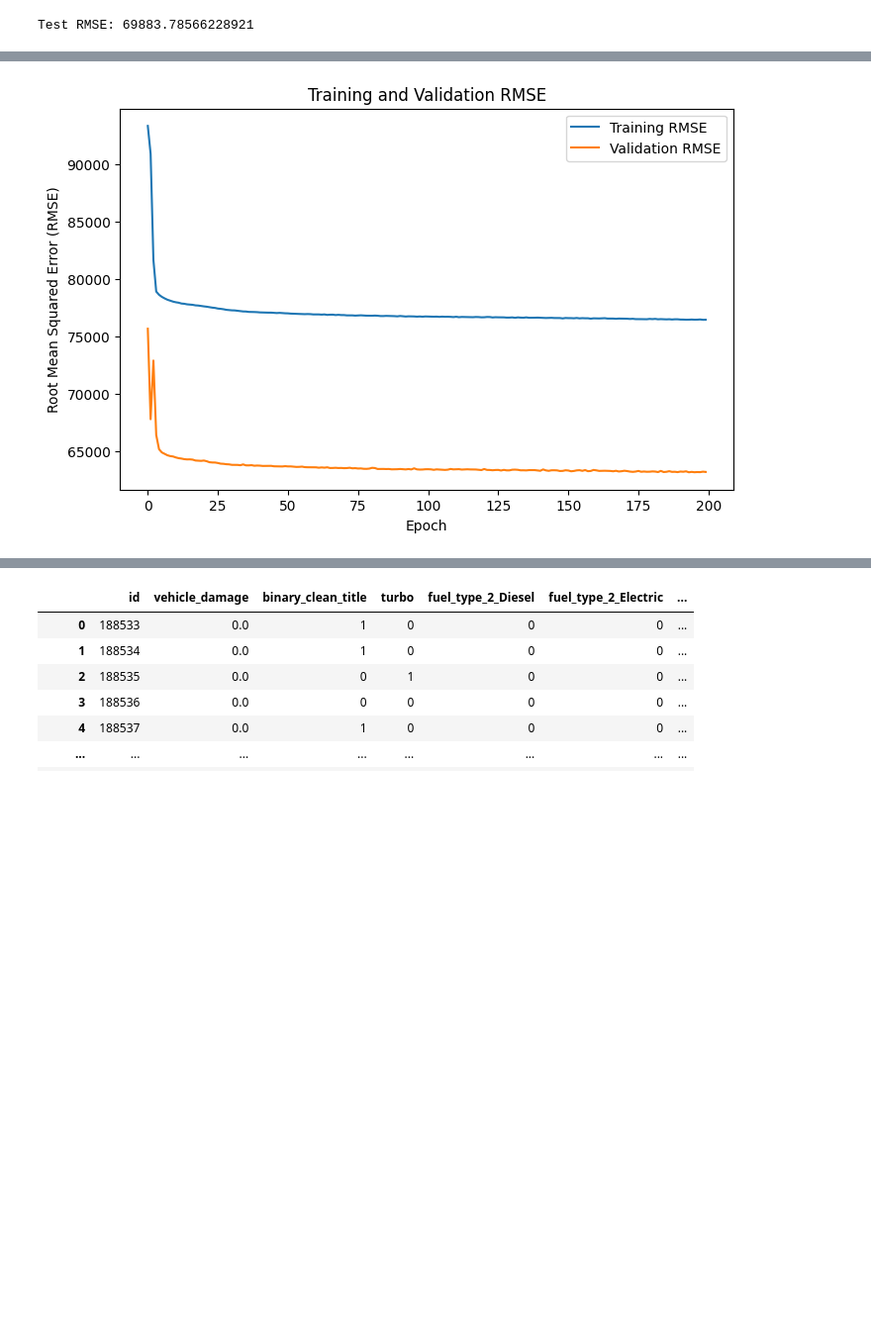
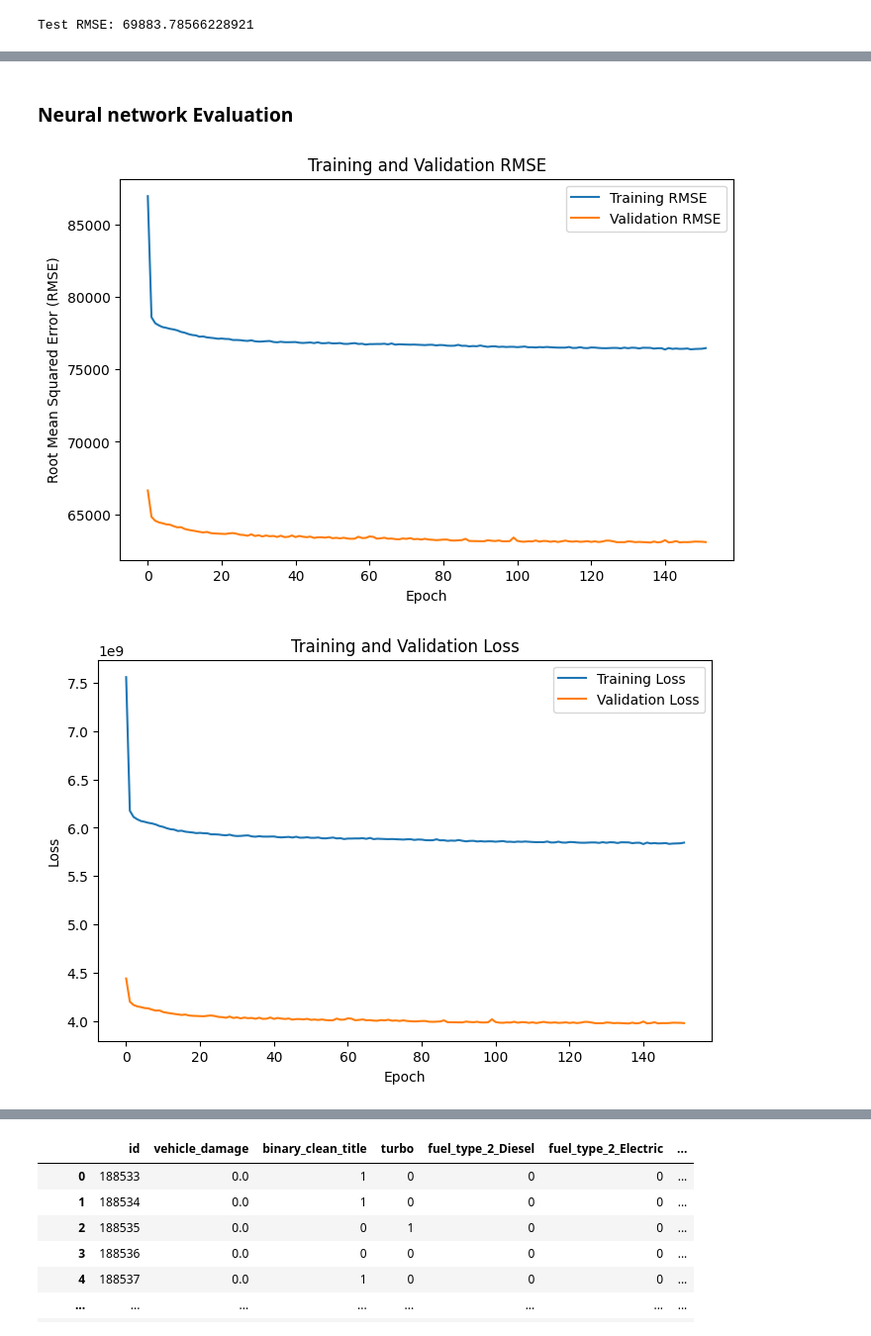
Before and after one commit to miguelazue/used-cars-prices-regression, a Jupyter notebook: prediction_models.ipynb, the cells around one changed output, grey strips where cells are left out. Shown at 99% size. Saved outputs shown, nothing was run; the diff lists cells and outputs as text; code cells hidden in the pictures; blank space fills up the shorter version.

```diff
--- a/prediction_models.ipynb
+++ b/prediction_models.ipynb
@@ -167,0 +197,31 @@ Epoch 200/200
+# %%
+# Early stopping to prevent overfitting
+early_stopping = EarlyStopping(
+    min_delta=0.0001,  # minimum amount of change to count as an improvement
+    patience=15,  # how many epochs to wait before stopping
+    restore_best_weights=True,
+)
+
+# Initialize the model
+nn_model = Sequential()
+
+# Add layers
+nn_model.add(Input(shape=(39,)))  # Input layer
+nn_model.add(BatchNormalization())
+nn_model.add(Dense(156, activation='relu', kernel_regularizer=l2(0.001)))  # Reduced units and added L2 regularization
+nn_model.add(Dropout(0.2))  # Increased dropout
+nn_model.add(Dense(78, activation='relu', kernel_regularizer=l2(0.001)))  # Reduced units and added L2 regularization
+nn_model.add(Dense(1))  # Output layer for regression
+
+
+# Compile the model with mean squared error loss and MAE as a metric
+nn_model.compile(optimizer='adam', loss='mean_squared_error', metrics=[RootMeanSquaredError()])
+
+# Fit the model
+history = nn_model.fit(
+    x_train, y_train,
+    validation_data=(x_validation, y_validation),
+    batch_size=256,
+    epochs=200,
+    callbacks=[early_stopping]
+)
@@ -168,13 +268,26 @@ Epoch 200/200
+# %% [markdown]
+### Neural network Evaluation
 # %%
 history_df = pd.DataFrame(history.history)
 # Plotting the RMSE
 plt.figure(figsize=(8, 5))
 plt.plot(history_df['root_mean_squared_error'], label='Training RMSE')
 plt.plot(history_df['val_root_mean_squared_error'], label='Validation RMSE')
 plt.xlabel('Epoch')
 plt.ylabel('Root Mean Squared Error (RMSE)')
 plt.title('Training and Validation RMSE')
 plt.legend()
 plt.show()
+
+# Plotting the Loss
+plt.figure(figsize=(8, 5))
+plt.plot(history_df['loss'], label='Training Loss')
+plt.plot(history_df['val_loss'], label='Validation Loss')
+plt.xlabel('Epoch')
+plt.ylabel('Loss')
+plt.title('Training and Validation Loss')
+plt.legend()
+plt.show()
 # %% [output]
-[figure, old version]
+[figure, new version]
+[figure, added]
```
Also changed, not shown: parts of 30 cells of this notebook.
